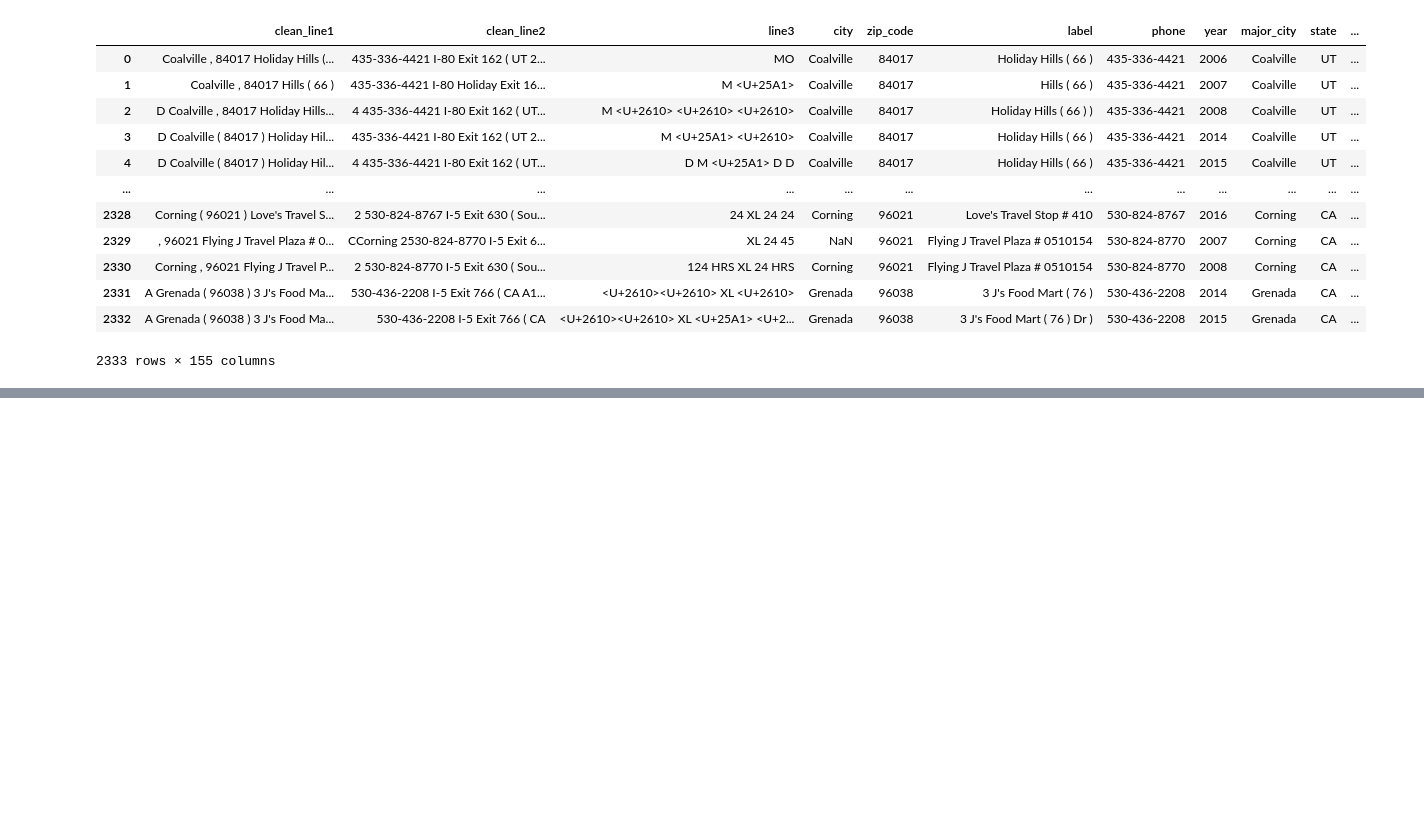
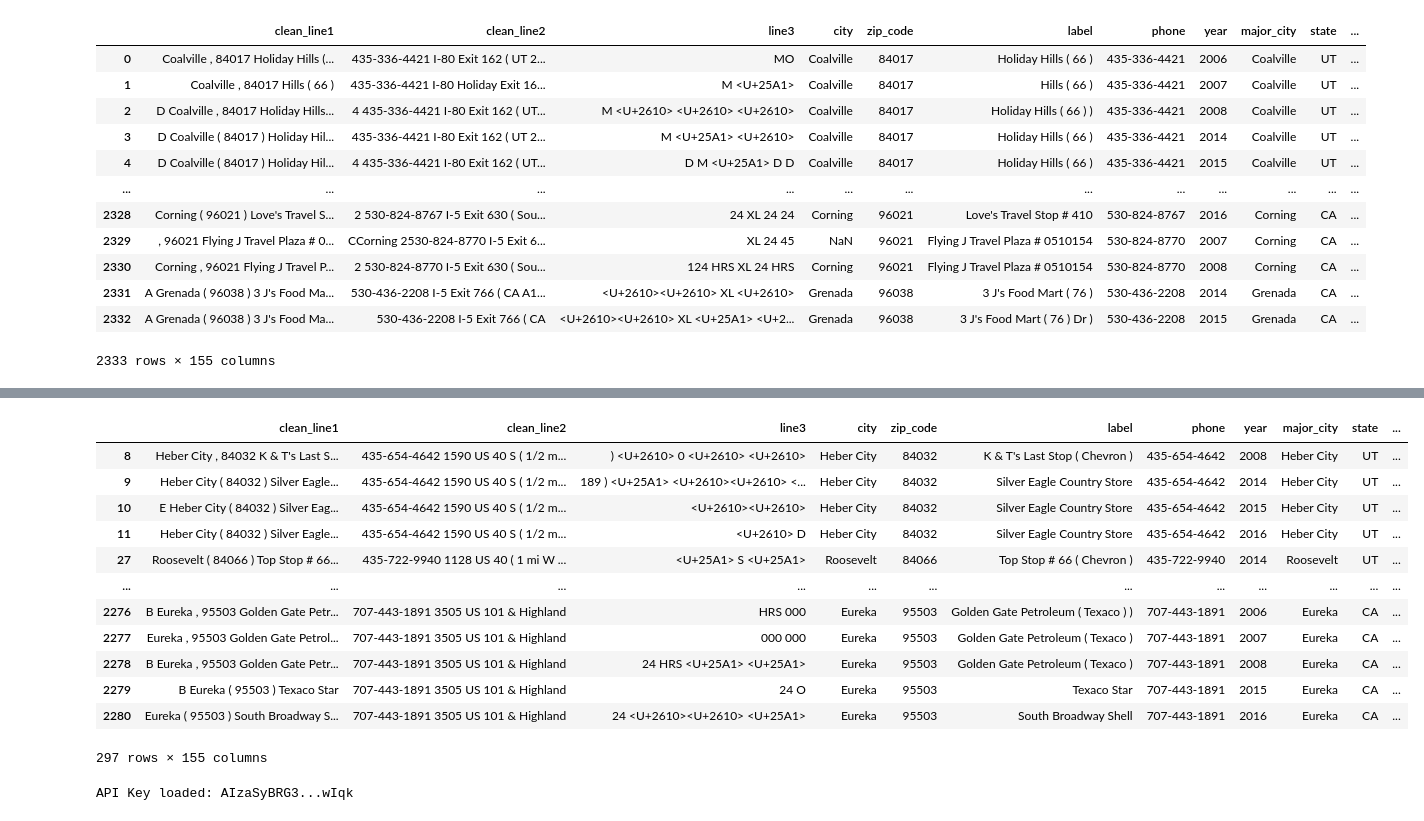
Before and after one commit to WilliamClintC/Geocoding_Documentation, a Jupyter notebook: Notebooks/9_5.ipynb, the cells around one changed output, grey strips where cells are left out. Drawn from its saved outputs; the diff is of its cells as text; code cells hidden in the pictures; blank space fills up the shorter version.

Commit message:
google varification finished

```diff
--- a/Notebooks/9_5.ipynb
+++ b/Notebooks/9_5.ipynb
@@ -19,0 +220,26 @@ df
+# %%
+df[df['Address_Type'] == 'Proper']
+# %% [output]
+|  | clean_line1 | clean_line2 | line3 | city | zip_code | label | phone | year | major_city | state | ... |
+| 8 | Heber City , 84032 K & T's Last S... | 435-654-4642 1590 US 40 S ( 1/2 m... | ) <U+2610> 0 <U+2610> <U+2610> | Heber City | 84032 | K & T's Last Stop ( Chevron ) | 435-654-4642 | 2008 | Heber City | UT | ... |
+| 9 | Heber City ( 84032 ) Silver Eagle... | 435-654-4642 1590 US 40 S ( 1/2 m... | 189 ) <U+25A1> <U+2610><U+2610> <... | Heber City | 84032 | Silver Eagle Country Store | 435-654-4642 | 2014 | Heber City | UT | ... |
+| 10 | E Heber City ( 84032 ) Silver Eag... | 435-654-4642 1590 US 40 S ( 1/2 m... | <U+2610><U+2610> | Heber City | 84032 | Silver Eagle Country Store | 435-654-4642 | 2015 | Heber City | UT | ... |
+| 11 | Heber City ( 84032 ) Silver Eagle... | 435-654-4642 1590 US 40 S ( 1/2 m... | <U+2610> D | Heber City | 84032 | Silver Eagle Country Store | 435-654-4642 | 2016 | Heber City | UT | ... |
+| 27 | Roosevelt ( 84066 ) Top Stop # 66... | 435-722-9940 1128 US 40 ( 1 mi W ... | <U+25A1> S <U+25A1> | Roosevelt | 84066 | Top Stop # 66 ( Chevron ) | 435-722-9940 | 2014 | Roosevelt | UT | ... |
+| ... | ... | ... | ... | ... | ... | ... | ... | ... | ... | ... | ... |
+| 2276 | B Eureka , 95503 Golden Gate Petr... | 707-443-1891 3505 US 101 & Highland | HRS 000 | Eureka | 95503 | Golden Gate Petroleum ( Texaco ) ) | 707-443-1891 | 2006 | Eureka | CA | ... |
+| 2277 | Eureka , 95503 Golden Gate Petrol... | 707-443-1891 3505 US 101 & Highland | 000 000 | Eureka | 95503 | Golden Gate Petroleum ( Texaco ) | 707-443-1891 | 2007 | Eureka | CA | ... |
+| 2278 | B Eureka , 95503 Golden Gate Petr... | 707-443-1891 3505 US 101 & Highland | 24 HRS <U+25A1> <U+25A1> | Eureka | 95503 | Golden Gate Petroleum ( Texaco ) | 707-443-1891 | 2008 | Eureka | CA | ... |
+| 2279 | B Eureka ( 95503 ) Texaco Star | 707-443-1891 3505 US 101 & Highland | 24 O | Eureka | 95503 | Texaco Star | 707-443-1891 | 2015 | Eureka | CA | ... |
+| 2280 | Eureka ( 95503 ) South Broadway S... | 707-443-1891 3505 US 101 & Highland | 24 <U+2610><U+2610> <U+25A1> | Eureka | 95503 | South Broadway Shell | 707-443-1891 | 2016 | Eureka | CA | ... |
+297 rows × 155 columns
+# %%
+# Set up Google Geocoding API
+API_KEY = os.getenv('GOOGLE_MAPS_API_KEY')
+if not API_KEY:
+    raise RuntimeError("GOOGLE_MAPS_API_KEY not found in environment variables")
+
+GEOCODE_URL = "https://maps.googleapis.com/maps/api/geocode/json"
+print(f"API Key loaded: {API_KEY[:10]}...{API_KEY[-4:]}")  # Show partial key for verification
+# %% [output]
+API Key loaded: AIzaSyBRG3...wIqk
```
Also changed, not shown: parts of 10 cells of this notebook, 23 other files.
